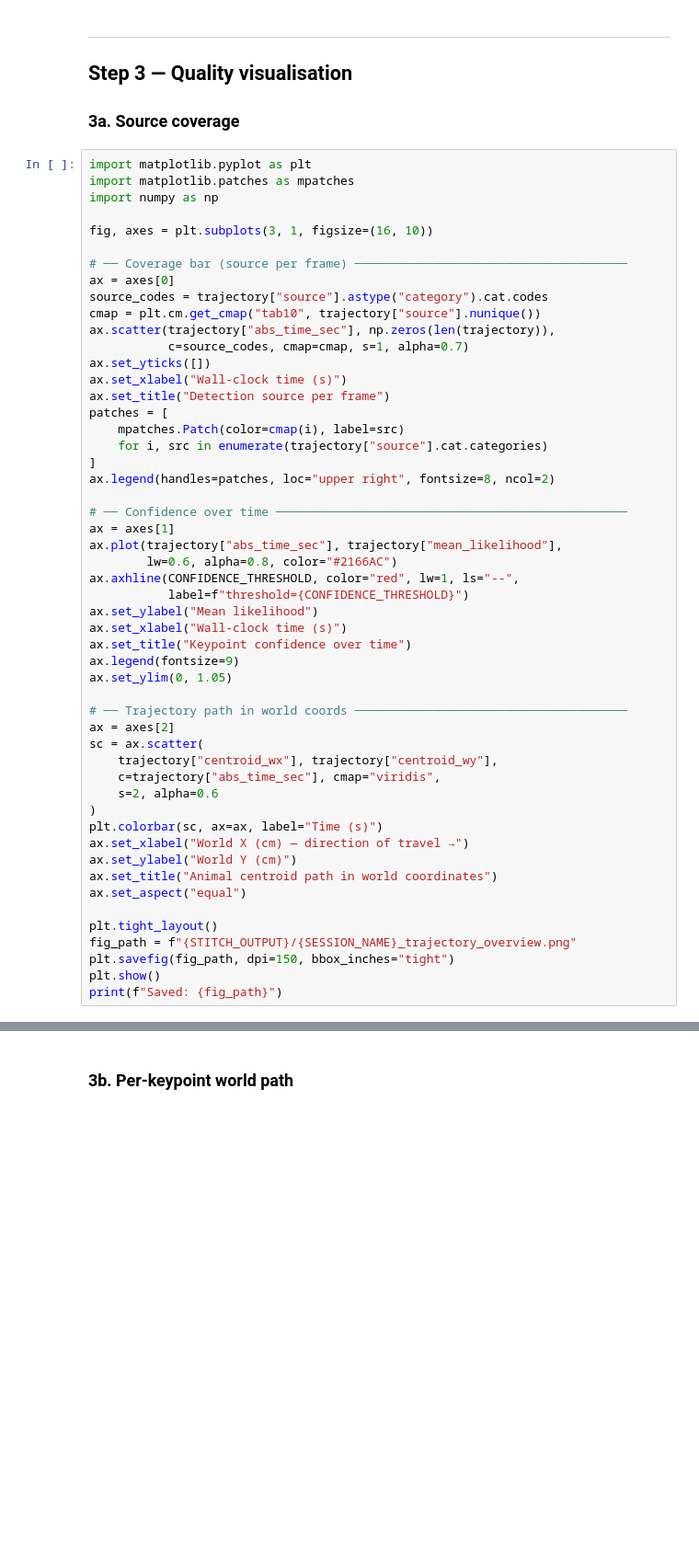
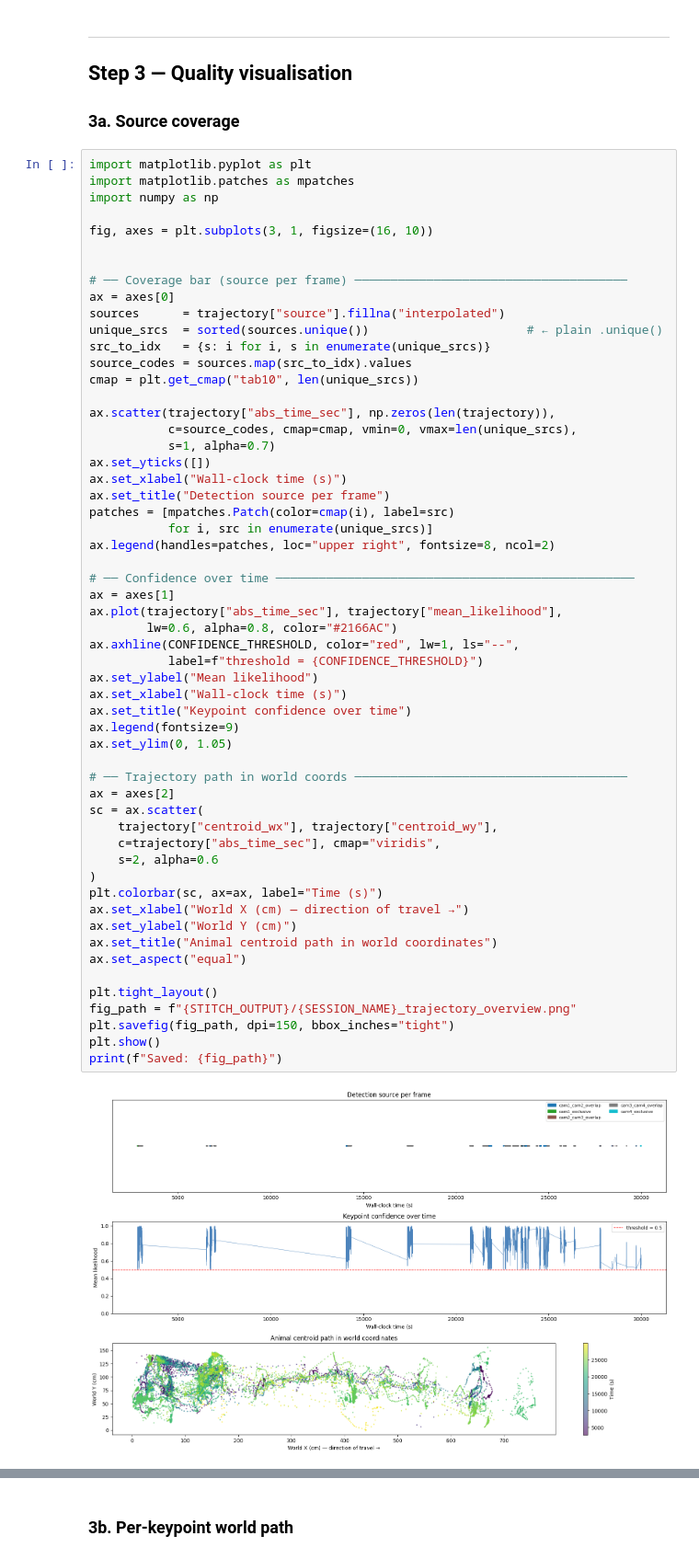
Before and after one commit to kaarthik-balakrishnan/LightningPoseTrack, a Jupyter notebook: notebooks/04c_Trajectory_Stitch.ipynb, the cells around one changed output, grey strips where cells are left out. Shown at 92% size. Cells and saved outputs as stored; diff of their text form; blank space fills up the shorter version.

```diff
--- a/notebooks/04c_Trajectory_Stitch.ipynb
+++ b/notebooks/04c_Trajectory_Stitch.ipynb
@@ -134,48 +188,54 @@ import numpy as np
 
 fig, axes = plt.subplots(3, 1, figsize=(16, 10))
 
+
 # ── Coverage bar (source per frame) ──────────────────────────────────────
 ax = axes[0]
-source_codes = trajectory["source"].astype("category").cat.codes
-cmap = plt.cm.get_cmap("tab10", trajectory["source"].nunique())
+sources      = trajectory["source"].fillna("interpolated")
+unique_srcs  = sorted(sources.unique())                      # ← plain .unique()
+src_to_idx   = {s: i for i, s in enumerate(unique_srcs)}
+source_codes = sources.map(src_to_idx).values
+cmap = plt.get_cmap("tab10", len(unique_srcs))
+
 ax.scatter(trajectory["abs_time_sec"], np.zeros(len(trajectory)),
-           c=source_codes, cmap=cmap, s=1, alpha=0.7)
+           c=source_codes, cmap=cmap, vmin=0, vmax=len(unique_srcs),
+           s=1, alpha=0.7)
 ax.set_yticks([])
 ax.set_xlabel("Wall-clock time (s)")
 ax.set_title("Detection source per frame")
-patches = [
-    mpatches.Patch(color=cmap(i), label=src)
-    for i, src in enumerate(trajectory["source"].cat.categories)
-]
+patches = [mpatches.Patch(color=cmap(i), label=src)
+           for i, src in enumerate(unique_srcs)]
 ax.legend(handles=patches, loc="upper right", fontsize=8, ncol=2)
 
-# ── Confidence over time ─────────────────────────────────────────────────
+# ── Confidence over time ──────────────────────────────────────────────────
 ax = axes[1]
 ax.plot(trajectory["abs_time_sec"], trajectory["mean_likelihood"],
         lw=0.6, alpha=0.8, color="#2166AC")
 ax.axhline(CONFIDENCE_THRESHOLD, color="red", lw=1, ls="--",
-           label=f"threshold={CONFIDENCE_THRESHOLD}")
+           label=f"threshold = {CONFIDENCE_THRESHOLD}")
 ax.set_ylabel("Mean likelihood")
 ax.set_xlabel("Wall-clock time (s)")
 ax.set_title("Keypoint confidence over time")
 ax.legend(fontsize=9)
 ax.set_ylim(0, 1.05)
 
 # ── Trajectory path in world coords ──────────────────────────────────────
 ax = axes[2]
 sc = ax.scatter(
     trajectory["centroid_wx"], trajectory["centroid_wy"],
     c=trajectory["abs_time_sec"], cmap="viridis",
     s=2, alpha=0.6
 )
 plt.colorbar(sc, ax=ax, label="Time (s)")
 ax.set_xlabel("World X (cm) — direction of travel →")
 ax.set_ylabel("World Y (cm)")
 ax.set_title("Animal centroid path in world coordinates")
 ax.set_aspect("equal")
 
 plt.tight_layout()
 fig_path = f"{STITCH_OUTPUT}/{SESSION_NAME}_trajectory_overview.png"
 plt.savefig(fig_path, dpi=150, bbox_inches="tight")
 plt.show()
 print(f"Saved: {fig_path}")
+# %% [output]
+[figure, added]
```
Also changed, not shown: parts of 6 cells of this notebook.
